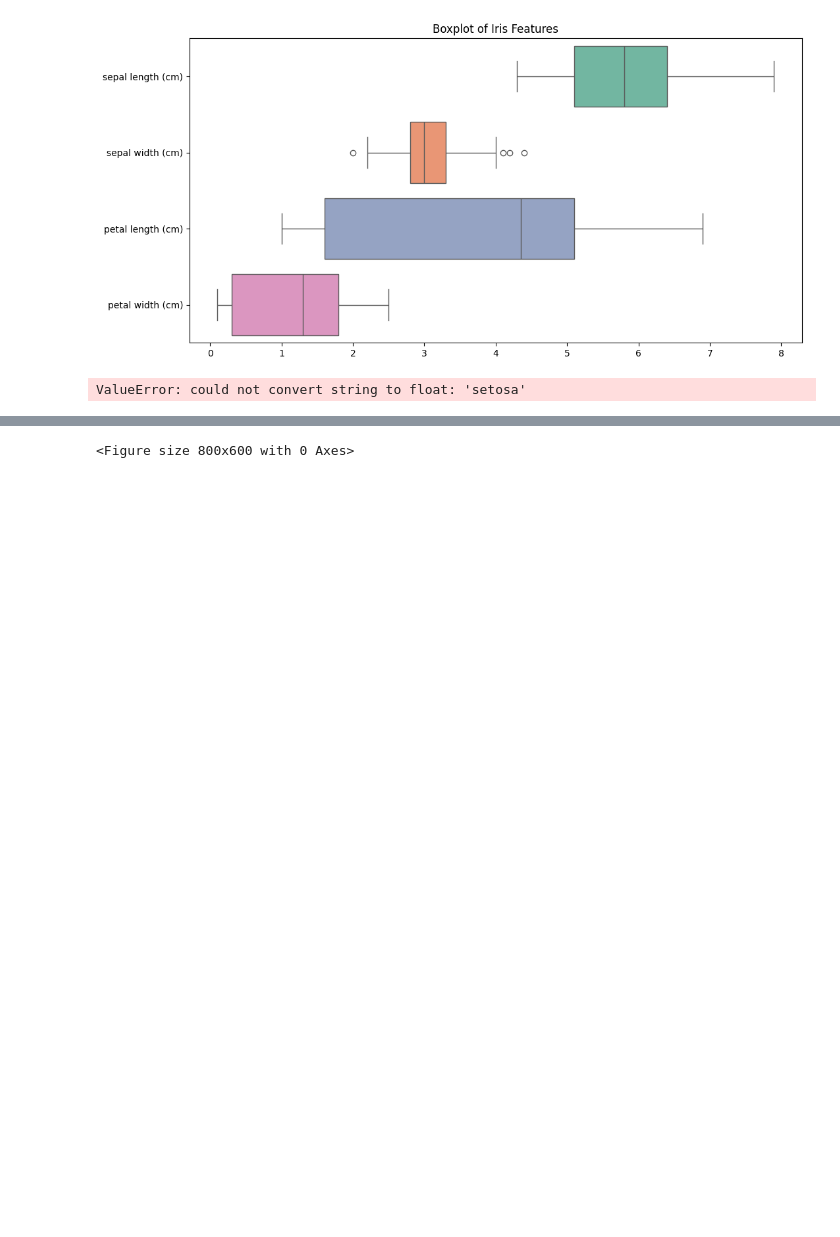
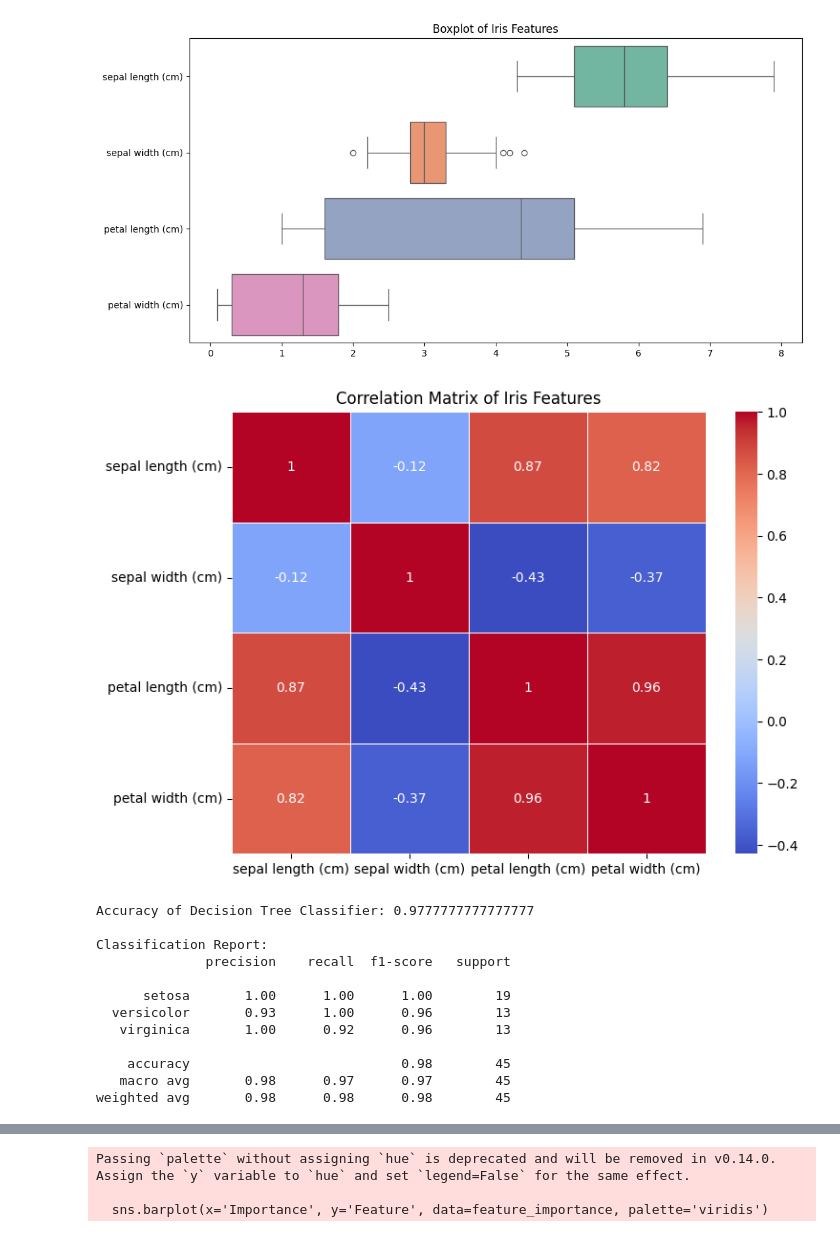
Before and after one commit to albinjoseph229/Python, a Jupyter notebook: Exam_preparation/iris_analysis.ipynb, the cells around one changed output, grey strips where cells are left out. Drawn from its saved outputs; the diff is of its cells as text; code cells hidden in the pictures; blank space fills up the shorter version.

```diff
--- a/Exam_preparation/iris_analysis.ipynb
+++ b/Exam_preparation/iris_analysis.ipynb
@@ -32,13 +32,13 @@ plt.show()
 
 # Boxplot to check for outliers in each feature
 plt.figure(figsize=(12, 6))
-sns.boxplot(data=iris_df, orient="h", palette="Set2")
+sns.boxplot(data=iris_df.drop(columns=['species']), orient="h", palette="Set2")  # Dropping 'species' for numeric plot
 plt.title("Boxplot of Iris Features")
 plt.show()
 
-# Correlation matrix
+# Correlation matrix (Dropping the non-numeric 'species' column)
 plt.figure(figsize=(8, 6))
-sns.heatmap(iris_df.corr(), annot=True, cmap='coolwarm', linewidths=0.5)
+sns.heatmap(iris_df.drop(columns=['species']).corr(), annot=True, cmap='coolwarm', linewidths=0.5)
 plt.title("Correlation Matrix of Iris Features")
 plt.show()
 
@@ -49,8 +49,8 @@ label_encoder = LabelEncoder()
 iris_df['species_encoded'] = label_encoder.fit_transform(iris_df['species'])
 
 # Step 7: Train-Test Split
-X = iris_df.drop(columns=['species', 'species_encoded'])  # Features
-y = iris_df['species_encoded']  # Target variable
+X = iris_df.drop(columns=['species', 'species_encoded'])  # Features (dropping both text and encoded species columns)
+y = iris_df['species_encoded']  # Target variable (encoded species)
 X_train, X_test, y_train, y_test = train_test_split(X, y, test_size=0.3, random_state=42)
 
 # Step 8: Building and Training the Decision Tree Classifier
@@ -86,31 +86,46 @@ plt.show()
 
 # Step 13: Additional Model Evaluation (Optional)
 # Confusion matrix to evaluate model performance
 from sklearn.metrics import confusion_matrix, ConfusionMatrixDisplay
 
 conf_matrix = confusion_matrix(y_test, y_pred)
 disp = ConfusionMatrixDisplay(confusion_matrix=conf_matrix, display_labels=iris.target_names)
 disp.plot(cmap=plt.cm.Blues)
 plt.title("Confusion Matrix")
 plt.show()
+
+
+plt.savefig('fig.png')
 # %% [output]
 Missing values in the dataset:
 sepal length (cm)    0
 sepal width (cm)     0
 petal length (cm)    0
 petal width (cm)     0
 species              0
 dtype: int64
 
 Summary statistics:
        sepal length (cm)  sepal width (cm)  petal length (cm)  \
 count         150.000000        150.000000         150.000000
 mean            5.843333          3.057333           3.758000
 ... (12 lines left out)
 25%            0.300000
 50%            1.300000
 75%            1.800000
 max            2.500000
 [figure]
 [figure]
+[figure, added]
-ValueError: could not convert string to float: 'setosa'
+Accuracy of Decision Tree Classifier: 0.9777777777777777
+
+Classification Report:
+              precision    recall  f1-score   support
+
+      setosa       1.00      1.00      1.00        19
+  versicolor       0.93      1.00      0.96        13
+   virginica       1.00      0.92      0.96        13
+
+    accuracy                           0.98        45
+   macro avg       0.98      0.97      0.97        45
+weighted avg       0.98      0.98      0.98        45
@@ -117 +133,3 @@ ValueError: could not convert string to float: 'setosa'
-<Figure size 800x600 with 0 Axes>
+Passing `palette` without assigning `hue` is deprecated and will be removed in v0.14.0. Assign the `y` variable to `hue` and set `legend=False` for the same effect.
+
+  sns.barplot(x='Importance', y='Feature', data=feature_importance, palette='viridis')
```
Also changed, not shown: parts of 1 cell of this notebook, 1 other file.
